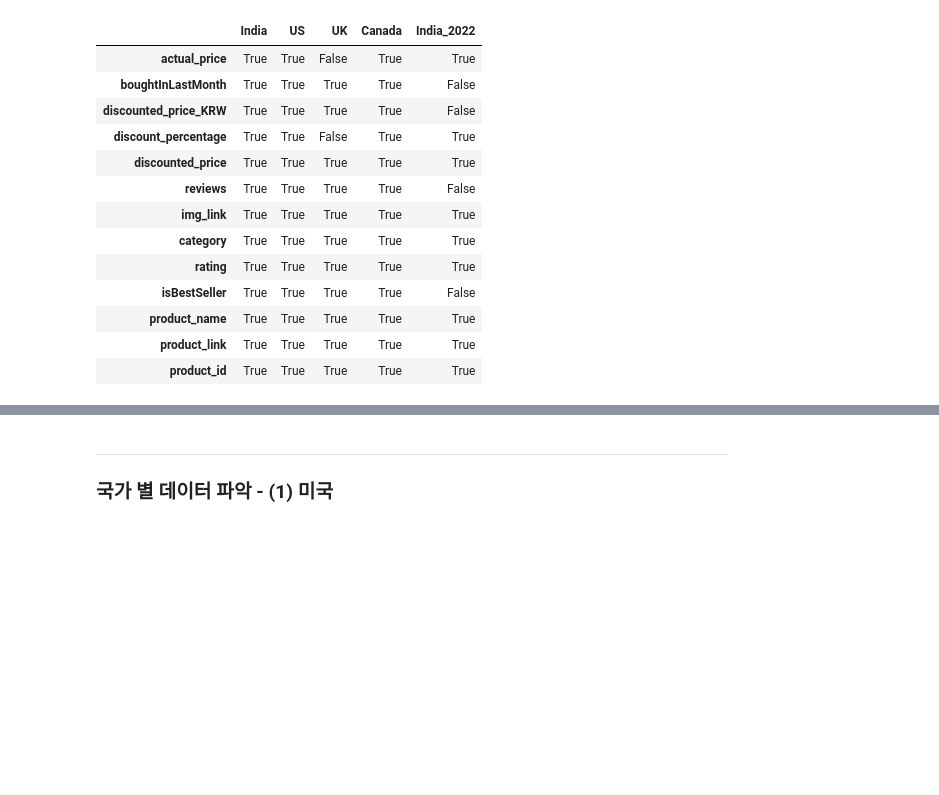
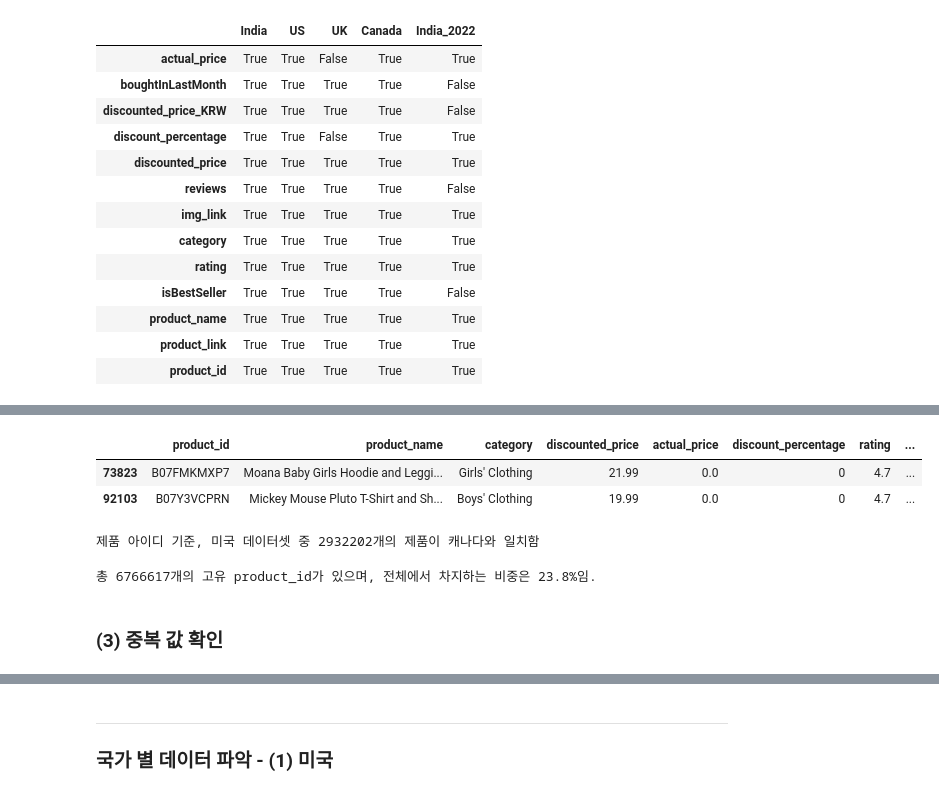
Before and after one commit to BenCyera/Amazon_sales_machine_learning, a Jupyter notebook: notebooks/yuri/Further_analysis_on_data.ipynb, the cells around one changed output, grey strips where cells are left out. Drawn from its saved outputs; the diff is of its cells as text; code cells hidden in the pictures; blank space fills up the shorter version.

```diff
--- a/notebooks/yuri/Further_analysis_on_data.ipynb
+++ b/notebooks/yuri/Further_analysis_on_data.ipynb
@@ -248,0 +279,13 @@ get_common_columns_by_threshold(analyzer, 4)
+# %%
+# canada_df[canada_df.product_id == 'B00758A9CE']
+# us_df[us_df.product_id == 'B07Y3VCPRN']
+us_df[us_df.product_id.isin(canada_df[canada_df.product_name.isnull()].product_id)]
+# %% [output]
+|  | product_id | product_name | category | discounted_price | actual_price | discount_percentage | rating | ... |
+| 73823 | B07FMKMXP7 | Moana Baby Girls Hoodie and Leggi... | Girls' Clothing | 21.99 | 0.0 | 0 | 4.7 | ... |
+| 92103 | B07Y3VCPRN | Mickey Mouse Pluto T-Shirt and Sh... | Boys' Clothing | 19.99 | 0.0 | 0 | 4.7 | ... |
+# %%
+us_canada = us_df[us_df.product_id.isin(canada_df.product_id)].size
+print(f"제품 아이디 기준, 미국 데이터셋 중 {us_canada}개의 제품이 캐나다와 일치함")
+# %% [output]
+제품 아이디 기준, 미국 데이터셋 중 2932202개의 제품이 캐나다와 일치함
@@ -248,0 +304,6 @@ get_common_columns_by_threshold(analyzer, 4)
+# %%
+print(f"총 {nunique}개의 고유 product_id가 있으며, 전체에서 차지하는 비중은 {nunique/nall*100:.1f}%임.")
+# %% [output]
+총 6766617개의 고유 product_id가 있으며, 전체에서 차지하는 비중은 23.8%임.
+# %% [markdown]
+### (3) 중복 값 확인
```
Also changed, not shown: parts of 16 cells of this notebook, 2 other files.
